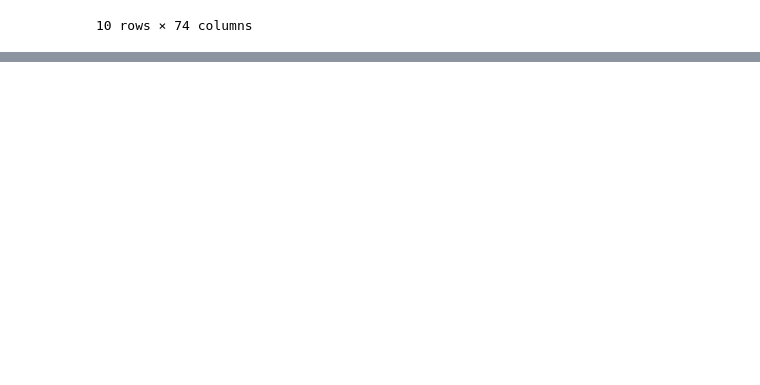
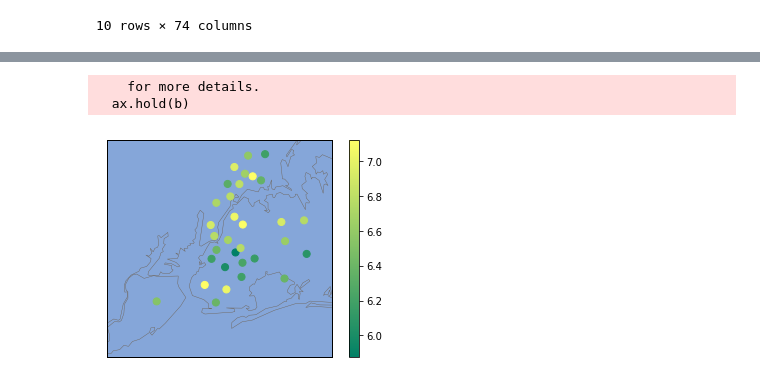
Before and after one commit to niloofarnth/NYC-schools-SAT-analysis, a Jupyter notebook: NYC-SAT-demographics.ipynb, the cells around one changed output, grey strips where cells are left out. Saved outputs shown, nothing was run; the diff lists cells and outputs as text; code cells hidden in the pictures; blank space fills up the shorter version.

```diff
--- a/NYC-SAT-demographics.ipynb
+++ b/NYC-SAT-demographics.ipynb
@@ -288,0 +327,14 @@ plt.show();
+# %%
+latitude = districts['latitude'].tolist()
+longitude = districts['longitude'].tolist()
+m = Basemap(projection = 'merc', llcrnrlat= 40.49,urcrnrlat= 40.9, llcrnrlon= -74.25,urcrnrlon =  -73.69, resolution='h')
+m.drawmapboundary(fill_color='#85A6D9')
+m.drawcoastlines(color='#6D5F4f', linewidth=.4)
+m.drawrivers(color='#6D5F47', linewidth=.4)
+m.scatter(longitude , latitude , s = 50, zorder=2, latlon= True , c = districts['saf_s_11'] , cmap = 'summer');
+plt.colorbar();
+plt.show();
+# %% [output]
+    for more details.
+  ax.hold(b)
+[figure, added]
```
Also changed, not shown: parts of 23 cells of this notebook.
